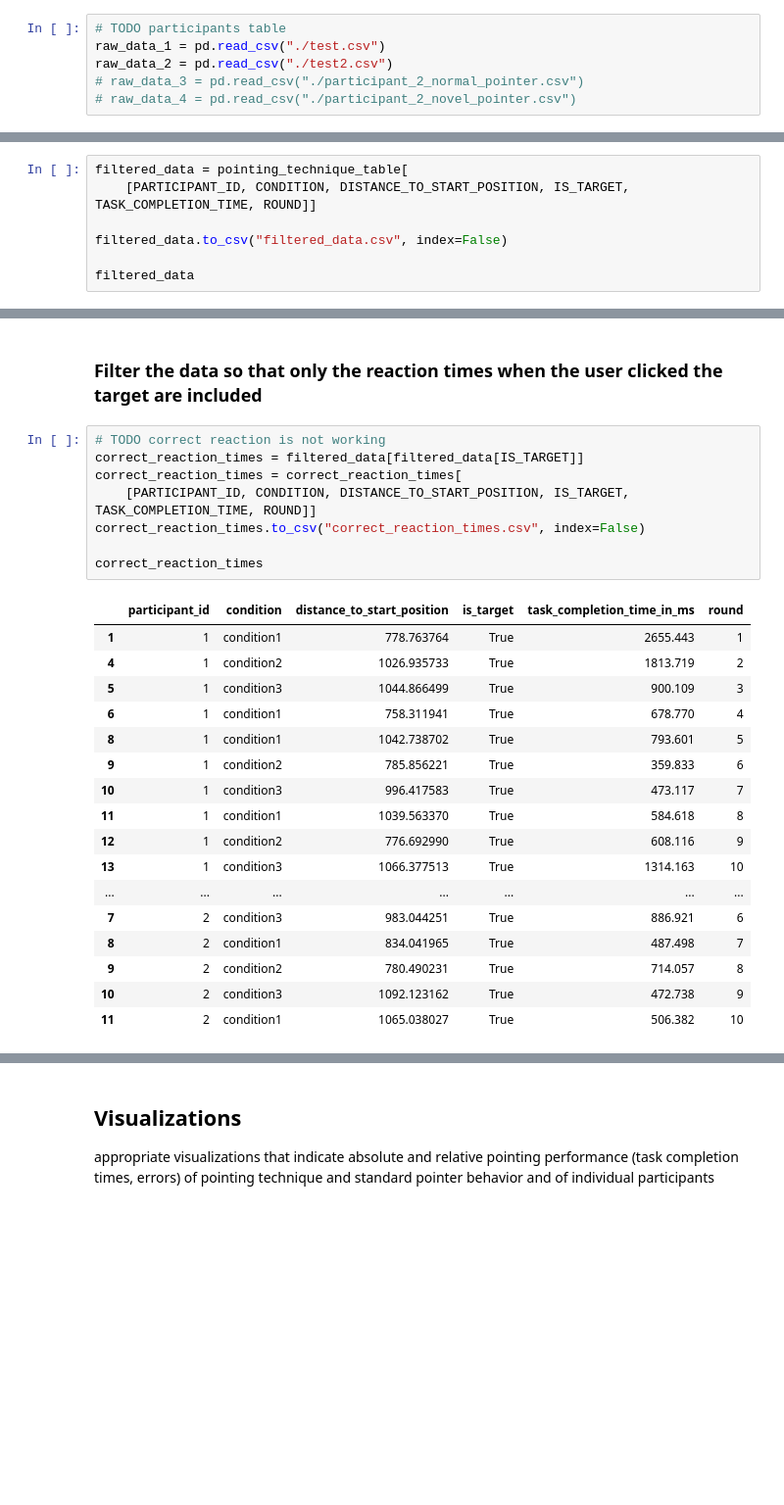
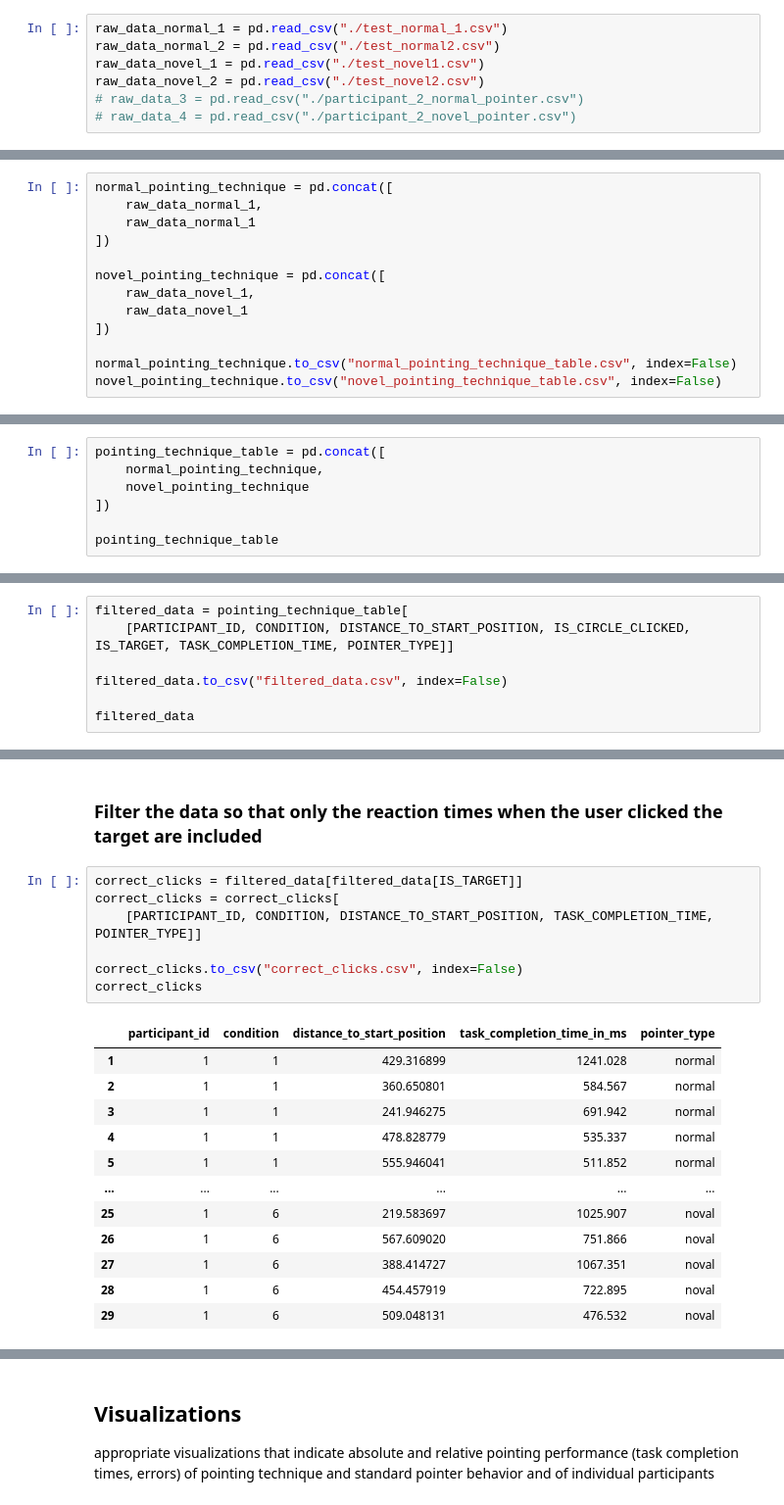
Before and after one commit to ITT-21SS-UR/assignment-04-sc, a Jupyter notebook: experiment/pointing_technique_experiment.ipynb, the cells around one changed output, grey strips where cells are left out. Shown at 98% size. Drawn from its saved outputs; the diff is of its cells as text; blank space fills up the shorter version.

```diff
--- a/experiment/pointing_technique_experiment.ipynb
+++ b/experiment/pointing_technique_experiment.ipynb
@@ -67,9 +94,10 @@ TASK_COMPLETION_TIME = "task_completion_time_in_ms"
 # %% [markdown]
 ### Read csv file
 # %%
-# TODO participants table
-raw_data_1 = pd.read_csv("./test.csv")
-raw_data_2 = pd.read_csv("./test2.csv")
+raw_data_normal_1 = pd.read_csv("./test_normal_1.csv")
+raw_data_normal_2 = pd.read_csv("./test_normal2.csv")
+raw_data_novel_1 = pd.read_csv("./test_novel1.csv")
+raw_data_novel_2 = pd.read_csv("./test_novel2.csv")
 # raw_data_3 = pd.read_csv("./participant_2_normal_pointer.csv")
 # raw_data_4 = pd.read_csv("./participant_2_novel_pointer.csv")
 # %% [markdown]
@@ -105,0 +105,13 @@ pointing_technique_table
+# %%
+normal_pointing_technique = pd.concat([
+    raw_data_normal_1,
+    raw_data_normal_1
+])
+
+novel_pointing_technique = pd.concat([
+    raw_data_novel_1,
+    raw_data_novel_1
+])
+
+normal_pointing_technique.to_csv("normal_pointing_technique_table.csv", index=False)
+novel_pointing_technique.to_csv("novel_pointing_technique_table.csv", index=False)
@@ -105,0 +154,7 @@ pointing_technique_table
+# %%
+pointing_technique_table = pd.concat([
+    normal_pointing_technique,
+    novel_pointing_technique
+])
+
+pointing_technique_table
@@ -107,7 +176,7 @@ pointing_technique_table
 ### Filter the data with relevant columns for analysis of task completion time and save the result
 # %%
 filtered_data = pointing_technique_table[
-    [PARTICIPANT_ID, CONDITION, DISTANCE_TO_START_POSITION, IS_TARGET, TASK_COMPLETION_TIME, ROUND]]
+    [PARTICIPANT_ID, CONDITION, DISTANCE_TO_START_POSITION, IS_CIRCLE_CLICKED, IS_TARGET, TASK_COMPLETION_TIME, POINTER_TYPE]]
 
 filtered_data.to_csv("filtered_data.csv", index=False)
 
@@ -133,28 +198,22 @@ filtered_data
 # %% [markdown]
 ### Filter the data so that only the reaction times when the user clicked the target are included
 # %%
-# TODO correct reaction is not working
-correct_reaction_times = filtered_data[filtered_data[IS_TARGET]]
-correct_reaction_times = correct_reaction_times[
-    [PARTICIPANT_ID, CONDITION, DISTANCE_TO_START_POSITION, IS_TARGET, TASK_COMPLETION_TIME, ROUND]]
-correct_reaction_times.to_csv("correct_reaction_times.csv", index=False)
+correct_clicks = filtered_data[filtered_data[IS_TARGET]]
+correct_clicks = correct_clicks[
+    [PARTICIPANT_ID, CONDITION, DISTANCE_TO_START_POSITION, TASK_COMPLETION_TIME, POINTER_TYPE]]
 
-correct_reaction_times
+correct_clicks.to_csv("correct_clicks.csv", index=False)
+correct_clicks
 # %% [output]
-|  | participant_id | condition | distance_to_start_position | is_target | task_completion_time_in_ms | round |
-| 1 | 1 | condition1 | 778.763764 | True | 2655.443 | 1 |
-| 4 | 1 | condition2 | 1026.935733 | True | 1813.719 | 2 |
-| 5 | 1 | condition3 | 1044.866499 | True | 900.109 | 3 |
-| 6 | 1 | condition1 | 758.311941 | True | 678.770 | 4 |
-| 8 | 1 | condition1 | 1042.738702 | True | 793.601 | 5 |
-| 9 | 1 | condition2 | 785.856221 | True | 359.833 | 6 |
-| 10 | 1 | condition3 | 996.417583 | True | 473.117 | 7 |
-| 11 | 1 | condition1 | 1039.563370 | True | 584.618 | 8 |
-| 12 | 1 | condition2 | 776.692990 | True | 608.116 | 9 |
-| 13 | 1 | condition3 | 1066.377513 | True | 1314.163 | 10 |
-| ... | ... | ... | ... | ... | ... | ... |
-| 7 | 2 | condition3 | 983.044251 | True | 886.921 | 6 |
-| 8 | 2 | condition1 | 834.041965 | True | 487.498 | 7 |
-| 9 | 2 | condition2 | 780.490231 | True | 714.057 | 8 |
-| 10 | 2 | condition3 | 1092.123162 | True | 472.738 | 9 |
-| 11 | 2 | condition1 | 1065.038027 | True | 506.382 | 10 |
+|  | participant_id | condition | distance_to_start_position | task_completion_time_in_ms | pointer_type |
+| 1 | 1 | 1 | 429.316899 | 1241.028 | normal |
+| 2 | 1 | 1 | 360.650801 | 584.567 | normal |
+| 3 | 1 | 1 | 241.946275 | 691.942 | normal |
+| 4 | 1 | 1 | 478.828779 | 535.337 | normal |
+| 5 | 1 | 1 | 555.946041 | 511.852 | normal |
+| ... | ... | ... | ... | ... | ... |
+| 25 | 1 | 6 | 219.583697 | 1025.907 | noval |
+| 26 | 1 | 6 | 567.609020 | 751.866 | noval |
+| 27 | 1 | 6 | 388.414727 | 1067.351 | noval |
+| 28 | 1 | 6 | 454.457919 | 722.895 | noval |
+| 29 | 1 | 6 | 509.048131 | 476.532 | noval |
```
Also changed, not shown: parts of 43 cells of this notebook, 10 other files.
